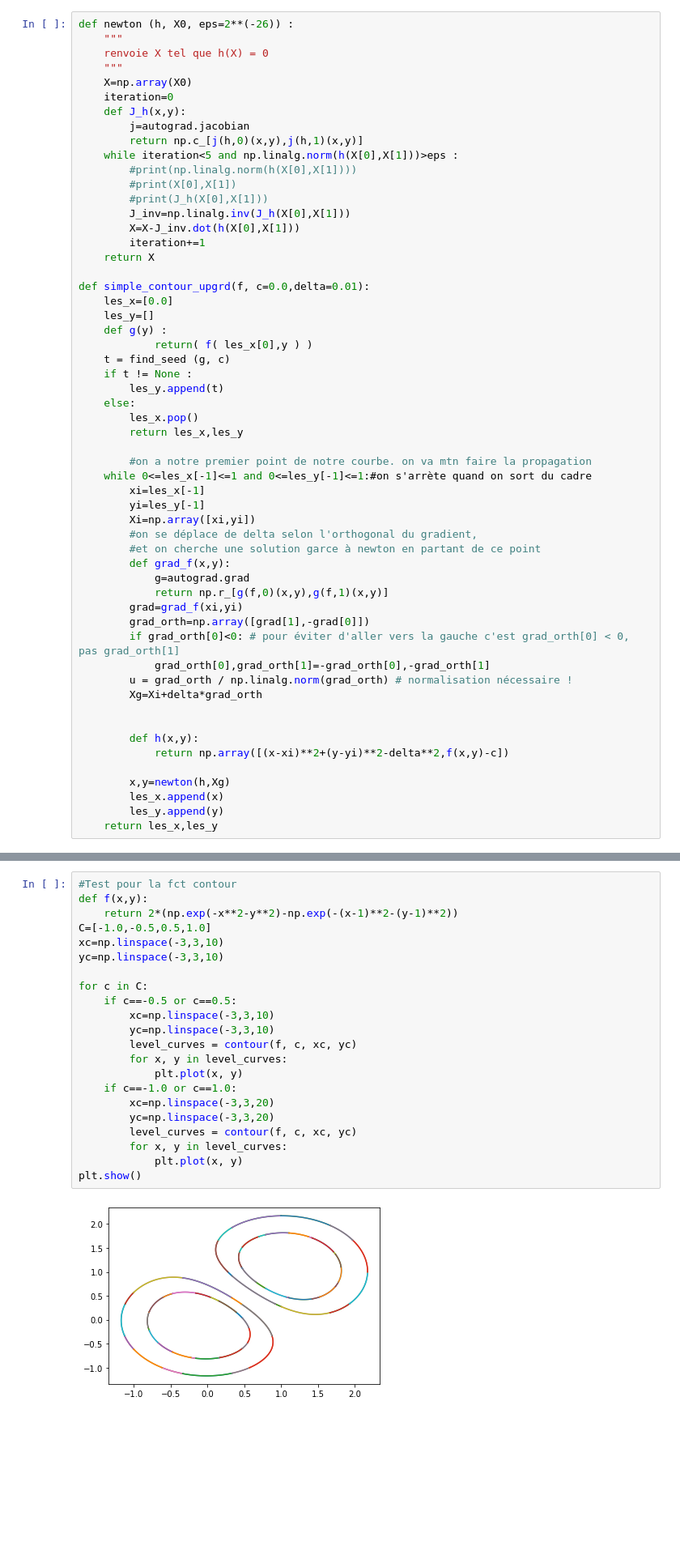
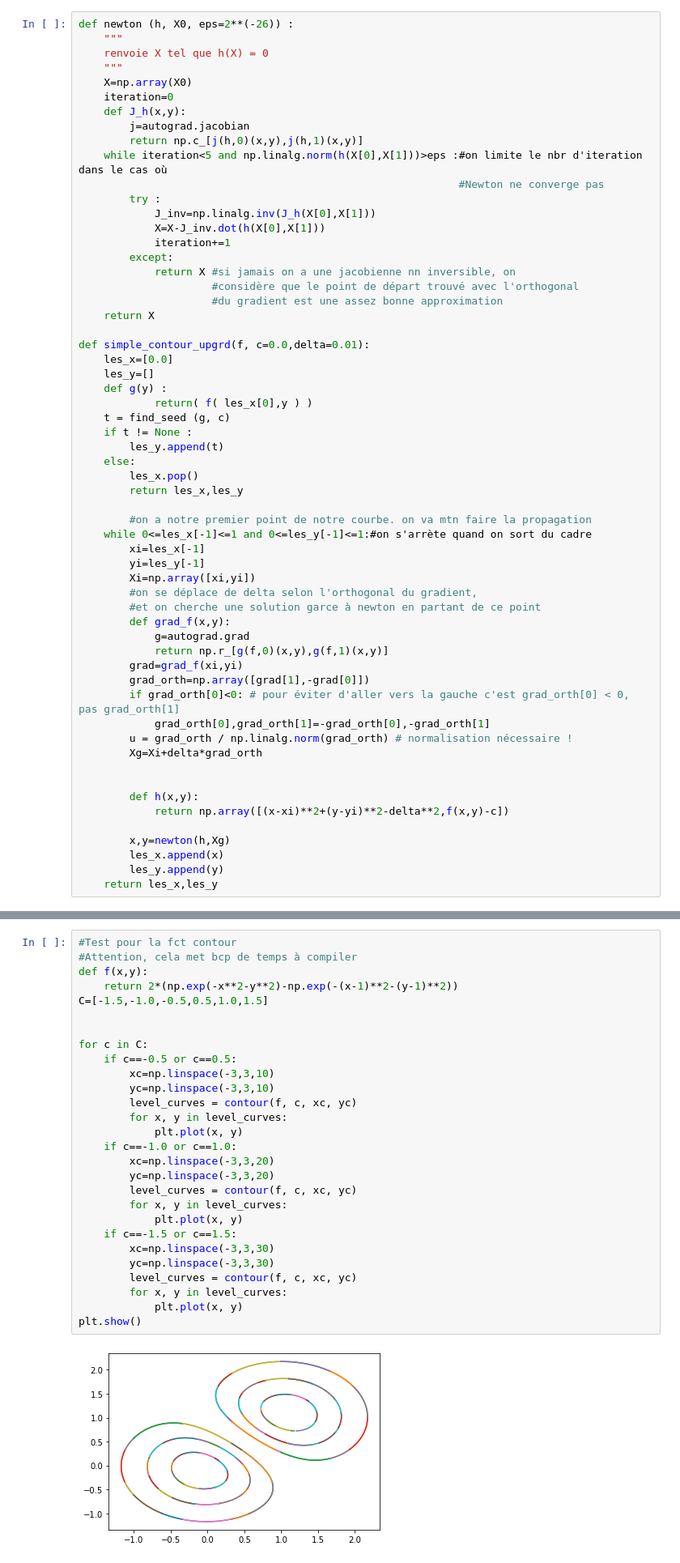
Before and after one commit to BenjaminPiet/contour, a Jupyter notebook: Projet_math_info_lignes_de_niveau.ipynb, the cells around one changed output, grey strips where cells are left out. Shown at 81% size. Cells and saved outputs as stored; diff of their text form; blank space fills up the shorter version.

Commit message:
Newton amélioré, qq test et commentaires rajoutés

```diff
--- a/Projet_math_info_lignes_de_niveau.ipynb
+++ b/Projet_math_info_lignes_de_niveau.ipynb
@@ -100,13 +100,16 @@ def newton (h, X0, eps=2**(-26)) :
     def J_h(x,y):
         j=autograd.jacobian
         return np.c_[j(h,0)(x,y),j(h,1)(x,y)]
-    while iteration<5 and np.linalg.norm(h(X[0],X[1]))>eps :
-        #print(np.linalg.norm(h(X[0],X[1])))
-        #print(X[0],X[1])
-        #print(J_h(X[0],X[1]))
-        J_inv=np.linalg.inv(J_h(X[0],X[1]))
-        X=X-J_inv.dot(h(X[0],X[1]))
-        iteration+=1
+    while iteration<5 and np.linalg.norm(h(X[0],X[1]))>eps :#on limite le nbr d'iteration dans le cas où
+                                                            #Newton ne converge pas
+        try :
+            J_inv=np.linalg.inv(J_h(X[0],X[1]))
+            X=X-J_inv.dot(h(X[0],X[1]))
+            iteration+=1
+        except:
+            return X #si jamais on a une jacobienne nn inversible, on
+                     #considère que le point de départ trouvé avec l'orthogonal
+                     #du gradient est une assez bonne approximation
     return X
 
 def simple_contour_upgrd(f, c=0.0,delta=0.01):
@@ -256,26 +259,32 @@ def contour(f, c, xs=[0.0, 1.0], ys=[0.0, 1.0], delta=0.01):
     return curves
 # %%
 #Test pour la fct contour
+#Attention, cela met bcp de temps à compiler
 def f(x,y):
     return 2*(np.exp(-x**2-y**2)-np.exp(-(x-1)**2-(y-1)**2))
-C=[-1.0,-0.5,0.5,1.0]
-xc=np.linspace(-3,3,10)
-yc=np.linspace(-3,3,10)
+C=[-1.5,-1.0,-0.5,0.5,1.0,1.5]
+
 
 for c in C:
     if c==-0.5 or c==0.5:
         xc=np.linspace(-3,3,10)
         yc=np.linspace(-3,3,10)
         level_curves = contour(f, c, xc, yc)
         for x, y in level_curves:
             plt.plot(x, y)
     if c==-1.0 or c==1.0:
         xc=np.linspace(-3,3,20)
         yc=np.linspace(-3,3,20)
         level_curves = contour(f, c, xc, yc)
         for x, y in level_curves:
             plt.plot(x, y)
+    if c==-1.5 or c==1.5:
+        xc=np.linspace(-3,3,30)
+        yc=np.linspace(-3,3,30)
+        level_curves = contour(f, c, xc, yc)
+        for x, y in level_curves:
+            plt.plot(x, y)
 plt.show()
 # %% [output]
-[figure, old version]
+[figure, new version]
 # %% [raw]
```
Also changed, not shown: parts of 2 cells of this notebook.
